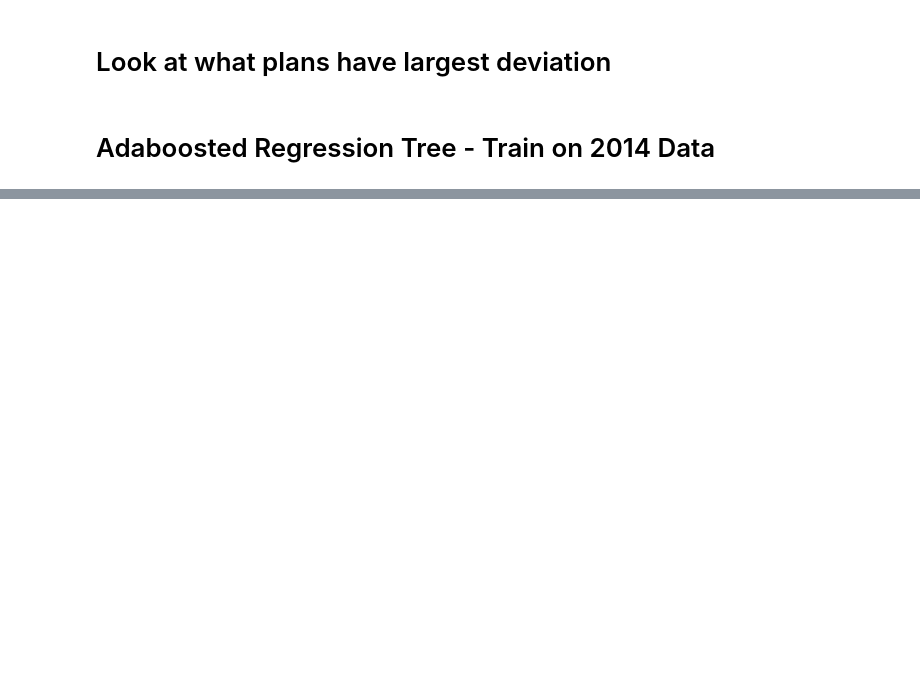
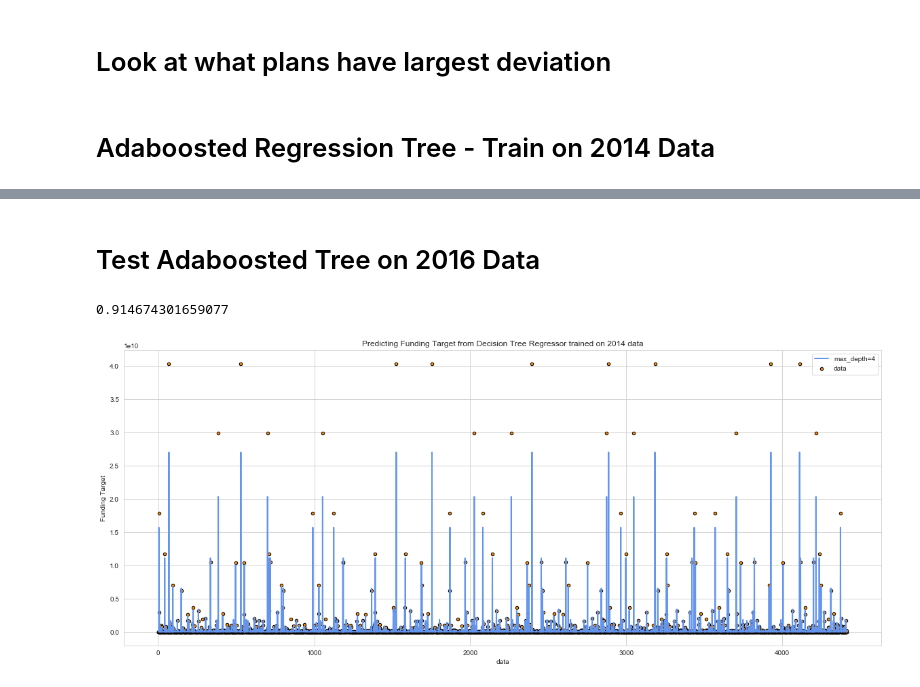
Before and after one commit to LindseyMoser/DSI_Capstone_B, a Jupyter notebook: 1_Data/Model_RegressionTree_fromscript_train14_test1516.ipynb, the cells around one changed output, grey strips where cells are left out. Saved outputs shown, nothing was run; the diff lists cells and outputs as text; code cells hidden in the pictures; blank space fills up the shorter version.

```diff
--- a/1_Data/Model_RegressionTree_fromscript_train14_test1516.ipynb
+++ b/1_Data/Model_RegressionTree_fromscript_train14_test1516.ipynb
@@ -187,0 +215,12 @@ plot_resid(y15, y_ada_15)
+# %% [markdown]
+<h1>Test Adaboosted Tree on 2016 Data</h1>
+# %%
+y_ada_16 = adaregr.predict(X16)
+# %%
+adaregr.score(X16, y16)
+# %% [output]
+0.914674301659077
+# %%
+plot_results(y16, y_ada_16)
+# %% [output]
+[figure, added]
```
Also changed, not shown: parts of 29 cells of this notebook.
